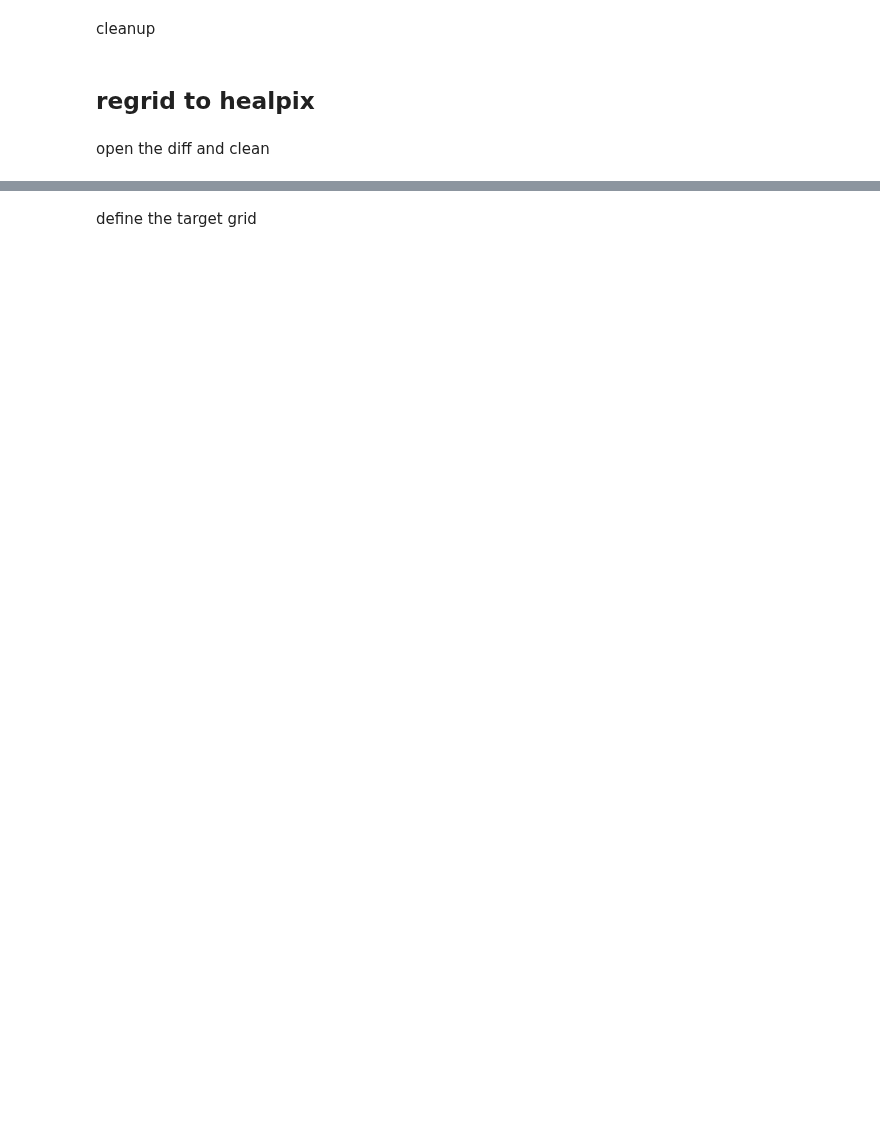
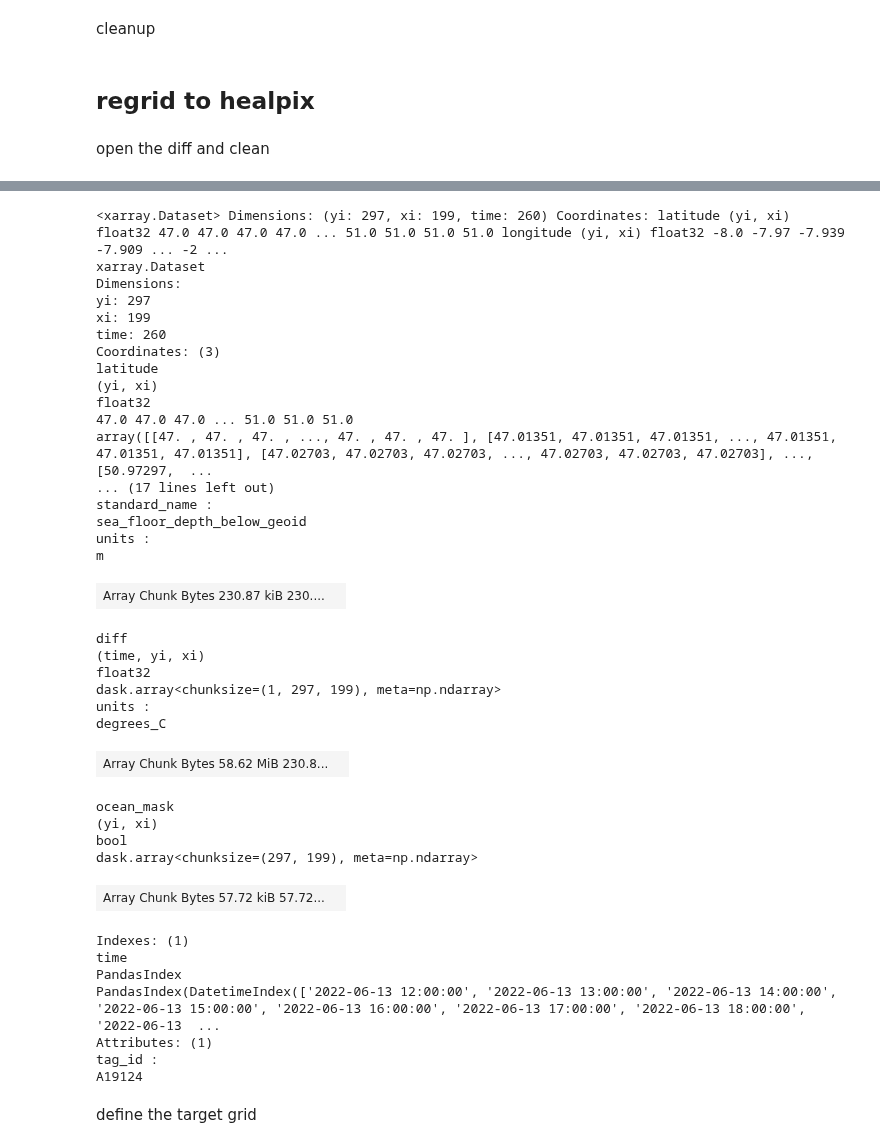
Before and after one commit to pangeo-fish/pangeo-fish, a Jupyter notebook: notebooks/full_workflow.ipynb, the cells around one changed output, grey strips where cells are left out. Saved outputs shown, nothing was run; the diff lists cells and outputs as text; code cells hidden in the pictures; blank space fills up the shorter version.

```diff
--- a/notebooks/full_workflow.ipynb
+++ b/notebooks/full_workflow.ipynb
@@ -215,9 +563,12 @@ open the diff and clean
 # %%
 %%time
 ds = (
-    xr.open_dataset(f"{target_root}/diff.zarr", engine="zarr", chunks={})
+    xr.open_dataset(f"{target_root}/diff.zarr", engine="zarr", chunks={}
+                       ,storage_options=storage_options
+)
     .pipe(lambda ds: ds.merge(ds[["latitude", "longitude"]].compute()))
     .swap_dims({"lat": "yi", "lon": "xi"})
     .drop_vars(["lat", "lon"])
 )
 ds
+# %% [output]
@@ -223,0 +577,37 @@ ds
+<xarray.Dataset> Dimensions: (yi: 297, xi: 199, time: 260) Coordinates: latitude (yi, xi) float32 47.0 47.0 47.0 47.0 ... 51.0 51.0 51.0 51.0 longitude (yi, xi) float32 -8.0 -7.97 -7.939 -7.909 ... -2 ...
+xarray.Dataset
+Dimensions:
+yi: 297
+xi: 199
+time: 260
+Coordinates: (3)
+latitude
+(yi, xi)
+float32
+47.0 47.0 47.0 ... 51.0 51.0 51.0
+array([[47. , 47. , 47. , ..., 47. , 47. , 47. ], [47.01351, 47.01351, 47.01351, ..., 47.01351, 47.01351, 47.01351], [47.02703, 47.02703, 47.02703, ..., 47.02703, 47.02703, 47.02703], ..., [50.97297,  ...
+... (17 lines left out)
+standard_name :
+sea_floor_depth_below_geoid
+units :
+m
+| Array Chunk Bytes 230.87 kiB 230.... |  |
+diff
+(time, yi, xi)
+float32
+dask.array<chunksize=(1, 297, 199), meta=np.ndarray>
+units :
+degrees_C
+| Array Chunk Bytes 58.62 MiB 230.8... |  |
+ocean_mask
+(yi, xi)
+bool
+dask.array<chunksize=(297, 199), meta=np.ndarray>
+| Array Chunk Bytes 57.72 kiB 57.72... |  |
+Indexes: (1)
+time
+PandasIndex
+PandasIndex(DatetimeIndex(['2022-06-13 12:00:00', '2022-06-13 13:00:00', '2022-06-13 14:00:00', '2022-06-13 15:00:00', '2022-06-13 16:00:00', '2022-06-13 17:00:00', '2022-06-13 18:00:00', '2022-06-13  ...
+Attributes: (1)
+tag_id :
+A19124
```
Also changed, not shown: parts of 46 cells of this notebook.
